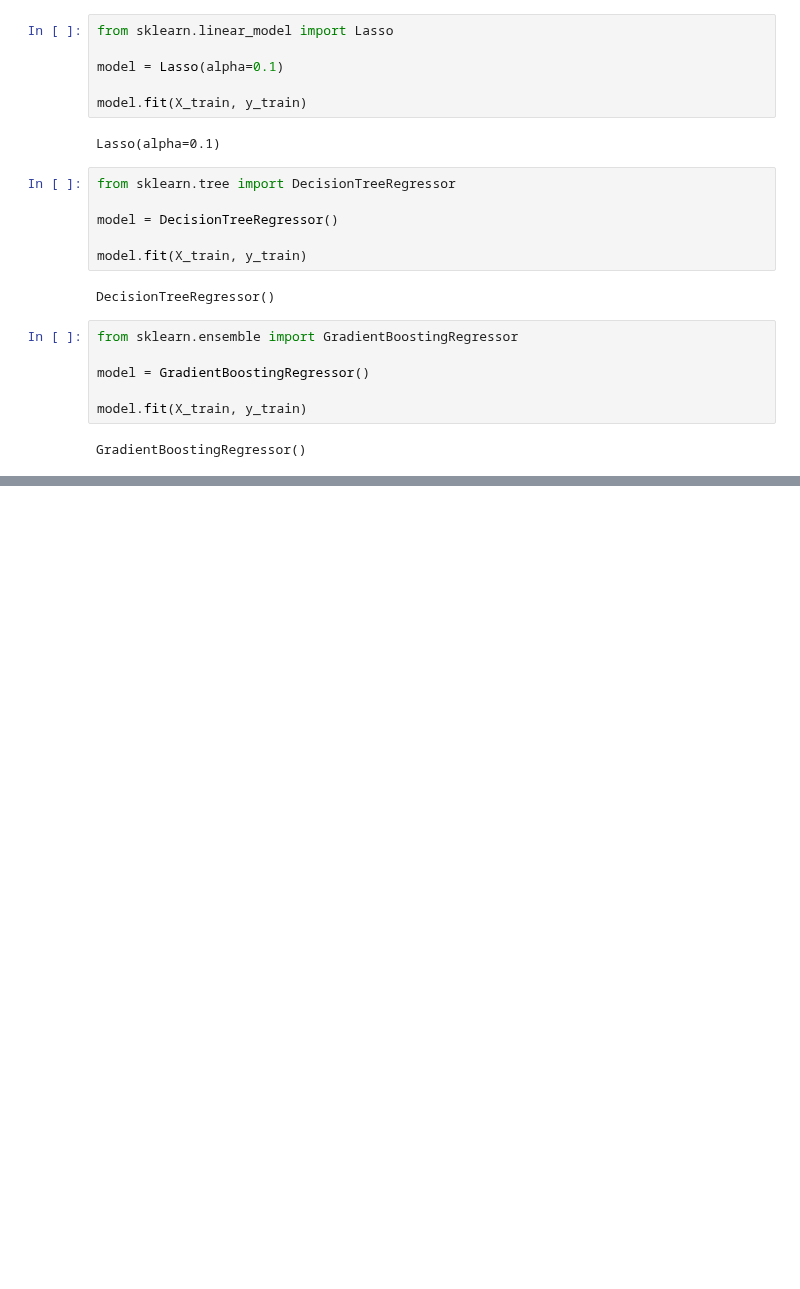
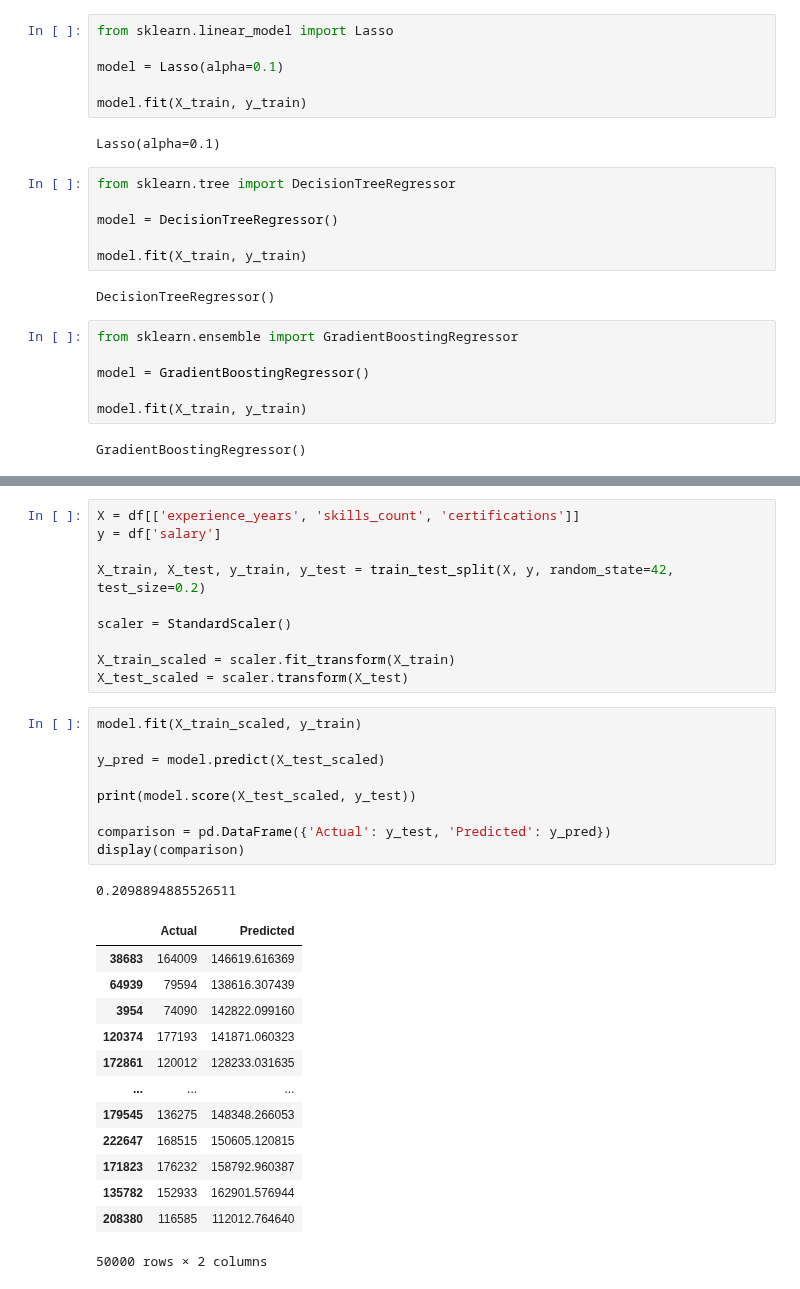
Before and after one commit to ShailPatel27/Innvonix-AI-Learning-Tasks, a Jupyter notebook: AI-ML/T2 Machine Learning Fundamentals/t2 Supervised Learning - Regression/p01_supervisedLearning-Regression.ipynb, the cells around one changed output, grey strips where cells are left out. Cells and saved outputs as stored; diff of their text form; blank space fills up the shorter version.

```diff
--- a/AI-ML/T3 Supervised Learning - Regression/p01_supervisedLearning-Regression.ipynb
+++ b/AI-ML/T2 Machine Learning Fundamentals/t2 Supervised Learning - Regression/p01_supervisedLearning-Regression.ipynb
@@ -166,0 +213,34 @@ array([ 6694.32212034, 15264.0567811 ,  8336.79724967, ...,
+# %%
+X = df[['experience_years', 'skills_count', 'certifications']]
+y = df['salary']
+
+X_train, X_test, y_train, y_test = train_test_split(X, y, random_state=42, test_size=0.2)
+
+scaler = StandardScaler()
+
+X_train_scaled = scaler.fit_transform(X_train)
+X_test_scaled = scaler.transform(X_test)
+# %%
+model.fit(X_train_scaled, y_train)
+
+y_pred = model.predict(X_test_scaled)
+
+print(model.score(X_test_scaled, y_test))
+
+comparison = pd.DataFrame({'Actual': y_test, 'Predicted': y_pred})
+display(comparison)
+# %% [output]
+0.2098894885526511
+|  | Actual | Predicted |
+| 38683 | 164009 | 146619.616369 |
+| 64939 | 79594 | 138616.307439 |
+| 3954 | 74090 | 142822.099160 |
+| 120374 | 177193 | 141871.060323 |
+| 172861 | 120012 | 128233.031635 |
+| ... | ... | ... |
+| 179545 | 136275 | 148348.266053 |
+| 222647 | 168515 | 150605.120815 |
+| 171823 | 176232 | 158792.960387 |
+| 135782 | 152933 | 162901.576944 |
+| 208380 | 116585 | 112012.764640 |
+50000 rows × 2 columns
```
Also changed, not shown: parts of 7 cells of this notebook, 2 other files.
